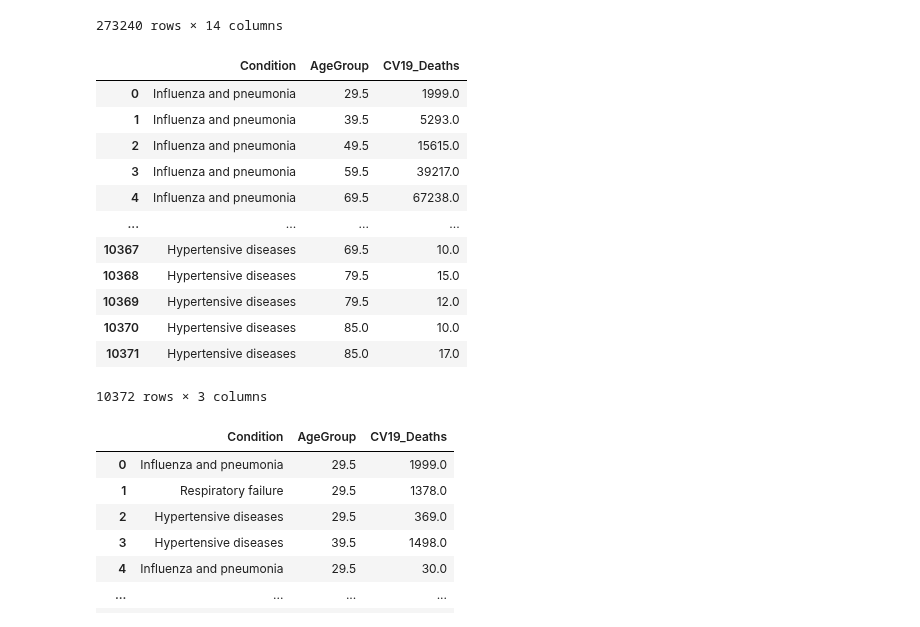
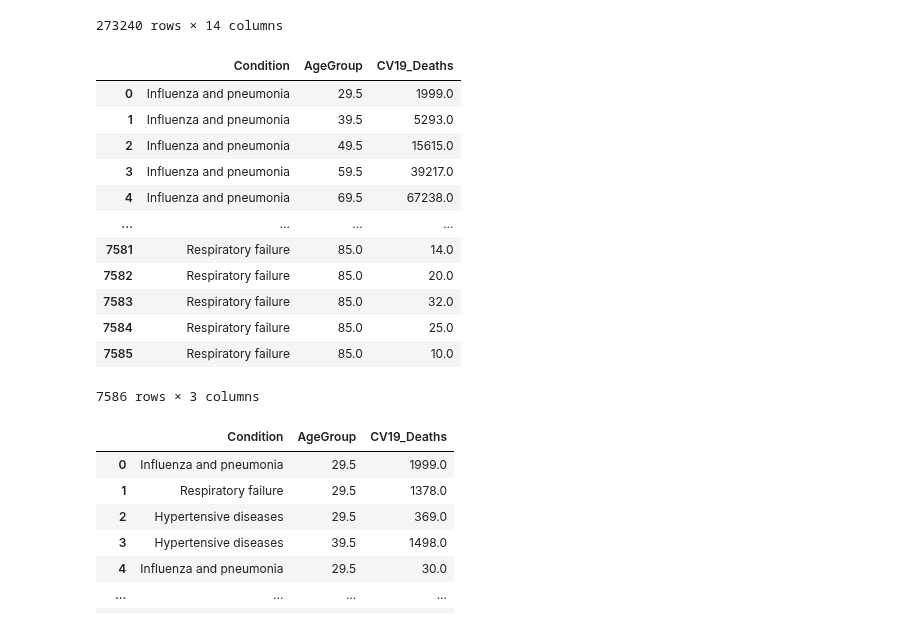
Before and after one commit to JScottLopez/github-ds, a Jupyter notebook: TIM_6500_JSLopez.ipynb, the cells around one changed output. Saved outputs shown, nothing was run; the diff lists cells and outputs as text; code cells hidden in the pictures.

```diff
--- a/TIM_6500_JSLopez.ipynb
+++ b/TIM_6500_JSLopez.ipynb
@@ -643,6 +643,11 @@ row_index = df[df['Condition'] == 'Diabetes'].index
 df.drop(row_index, inplace = True)
 row_index = df[df['Condition'] == 'Ischemic heart disease'].index
 df.drop(row_index, inplace = True)
+
+row_index = df[df['Condition'] == 'Hypertensive diseases'].index
+df.drop(row_index, inplace = True)
+
+
 row_index = df[df['AgeGroup'] == '0-24'].index
 df.drop(row_index, inplace = True)
 
@@ -650,39 +655,39 @@ df.drop(row_index, inplace = True)
 df['CV19_Deaths']=df['CV19_Deaths'].str.replace(',','')
 
 #convert remaining values to type float
 df['CV19_Deaths'] = df['CV19_Deaths'].astype(float, errors = 'raise')
 
 
 #row_index = df[df['CV19_Deaths'] >= 2500].index
 #df.drop(row_index, inplace = True)
 
 #replace string values with midpoint values of type float
 df['AgeGroup']=df['AgeGroup'].str.replace('25-34','29.5')
 df['AgeGroup']=df['AgeGroup'].str.replace('35-44','39.5')
 df['AgeGroup']=df['AgeGroup'].str.replace('45-54','49.5')
 df['AgeGroup']=df['AgeGroup'].str.replace('55-64','59.5')
 df['AgeGroup']=df['AgeGroup'].str.replace('65-74','69.5')
 df['AgeGroup']=df['AgeGroup'].str.replace('75-84','79.5')
 df['AgeGroup']=df['AgeGroup'].str.replace('+','')
 df['AgeGroup'] = df['AgeGroup'].astype(float, errors = 'raise')
 
 
 df = df.reset_index(drop=True)
 display(df)
 # %% [output]
 |  | Condition | AgeGroup | CV19_Deaths |
 | 0 | Influenza and pneumonia | 29.5 | 1999.0 |
 | 1 | Influenza and pneumonia | 39.5 | 5293.0 |
 | 2 | Influenza and pneumonia | 49.5 | 15615.0 |
 | 3 | Influenza and pneumonia | 59.5 | 39217.0 |
 | 4 | Influenza and pneumonia | 69.5 | 67238.0 |
 | ... | ... | ... | ... |
-| 10367 | Hypertensive diseases | 69.5 | 10.0 |
-| 10368 | Hypertensive diseases | 79.5 | 15.0 |
-| 10369 | Hypertensive diseases | 79.5 | 12.0 |
-| 10370 | Hypertensive diseases | 85.0 | 10.0 |
-| 10371 | Hypertensive diseases | 85.0 | 17.0 |
+| 7581 | Respiratory failure | 85.0 | 14.0 |
+| 7582 | Respiratory failure | 85.0 | 20.0 |
+| 7583 | Respiratory failure | 85.0 | 32.0 |
+| 7584 | Respiratory failure | 85.0 | 25.0 |
+| 7585 | Respiratory failure | 85.0 | 10.0 |
-10372 rows × 3 columns
+7586 rows × 3 columns
 # %%
 #reduce data set to manageable size
 
```
Also changed, not shown: parts of 7 cells of this notebook.
